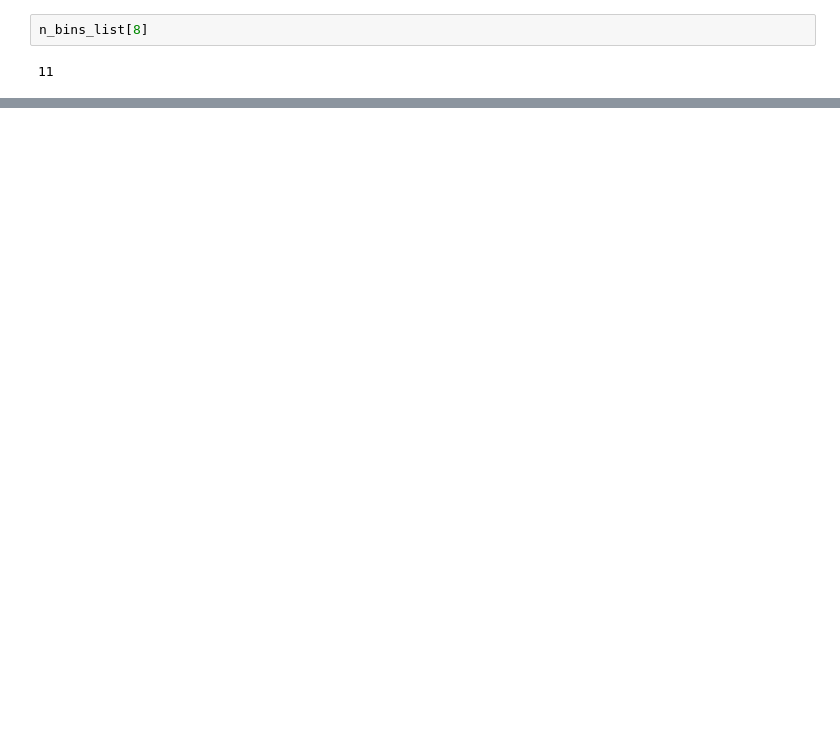
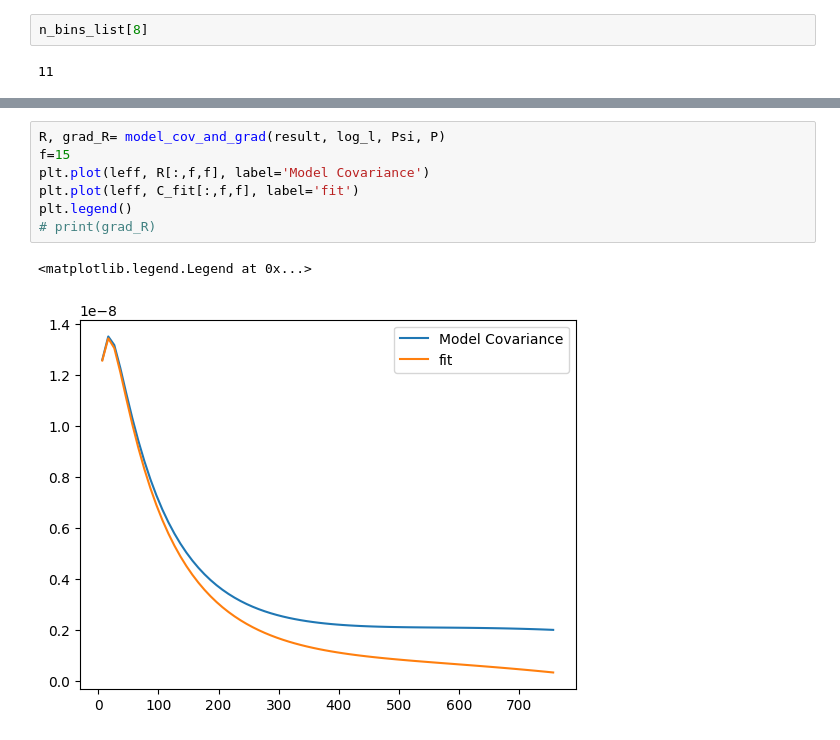
Before and after one commit to urwa99/MASS_Thesis, a Jupyter notebook: HI/SMICA_HI2.ipynb, the cells around one changed output, grey strips where cells are left out. Drawn from its saved outputs; the diff is of its cells as text; blank space fills up the shorter version.

```diff
--- a/HI/SMICA_HI2.ipynb
+++ b/HI/SMICA_HI2.ipynb
@@ -652,0 +746,10 @@ n_bins_list[8]
+# %%
+R, grad_R= model_cov_and_grad(result, log_l, Psi, P)
+f=15
+plt.plot(leff, R[:,f,f], label='Model Covariance')
+plt.plot(leff, C_fit[:,f,f], label='fit')
+plt.legend()
+# print(grad_R)
+# %% [output]
+<matplotlib.legend.Legend at 0x...>
+[figure, added]
```
Also changed, not shown: parts of 21 cells of this notebook.
